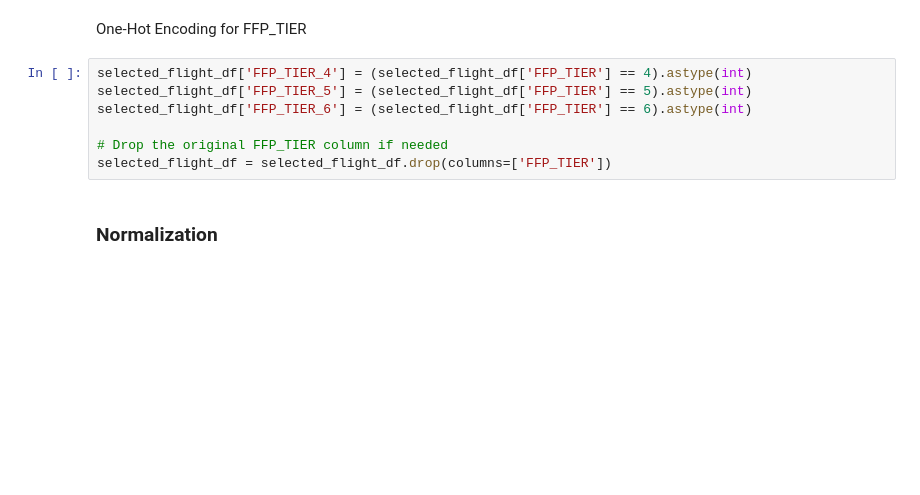
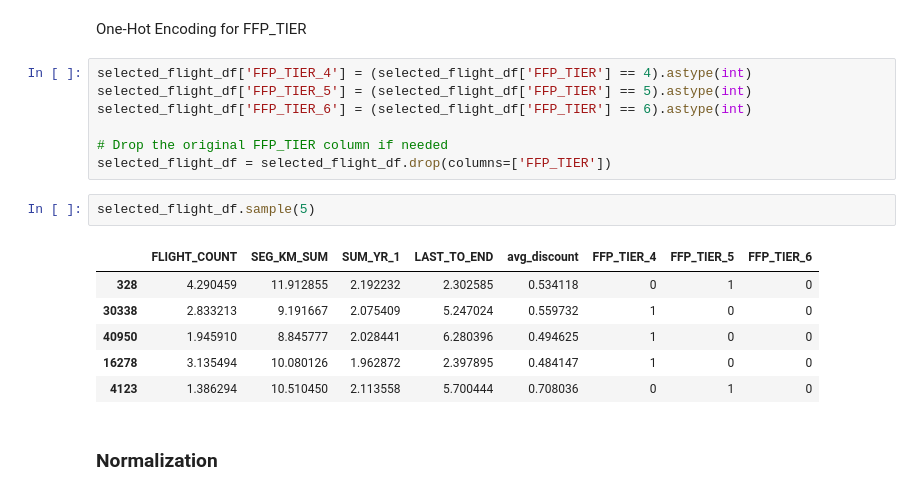
Before and after one commit to FiZufa/Rakamin-Homework, a Jupyter notebook: week16_unsupervised_learning/2_Data_preprocessing.ipynb, the cells around one changed output. Cells and saved outputs as stored; diff of their text form; blank space fills up the shorter version.

```diff
--- a/week16_unsupervised_learning/2_Data_preprocessing.ipynb
+++ b/week16_unsupervised_learning/2_Data_preprocessing.ipynb
@@ -319,5 +332,14 @@ selected_flight_df['FFP_TIER_6'] = (selected_flight_df['FFP_TIER'] == 6).astype(
 
 # Drop the original FFP_TIER column if needed
 selected_flight_df = selected_flight_df.drop(columns=['FFP_TIER'])
+# %%
+selected_flight_df.sample(5)
+# %% [output]
+|  | FLIGHT_COUNT | SEG_KM_SUM | SUM_YR_1 | LAST_TO_END | avg_discount | FFP_TIER_4 | FFP_TIER_5 | FFP_TIER_6 |
+| 328 | 4.290459 | 11.912855 | 2.192232 | 2.302585 | 0.534118 | 0 | 1 | 0 |
+| 30338 | 2.833213 | 9.191667 | 2.075409 | 5.247024 | 0.559732 | 1 | 0 | 0 |
+| 40950 | 1.945910 | 8.845777 | 2.028441 | 6.280396 | 0.494625 | 1 | 0 | 0 |
+| 16278 | 3.135494 | 10.080126 | 1.962872 | 2.397895 | 0.484147 | 1 | 0 | 0 |
+| 4123 | 1.386294 | 10.510450 | 2.113558 | 5.700444 | 0.708036 | 0 | 1 | 0 |
 # %% [markdown]
 ### Normalization
```
Also changed, not shown: parts of 11 cells of this notebook, 3 other files.
